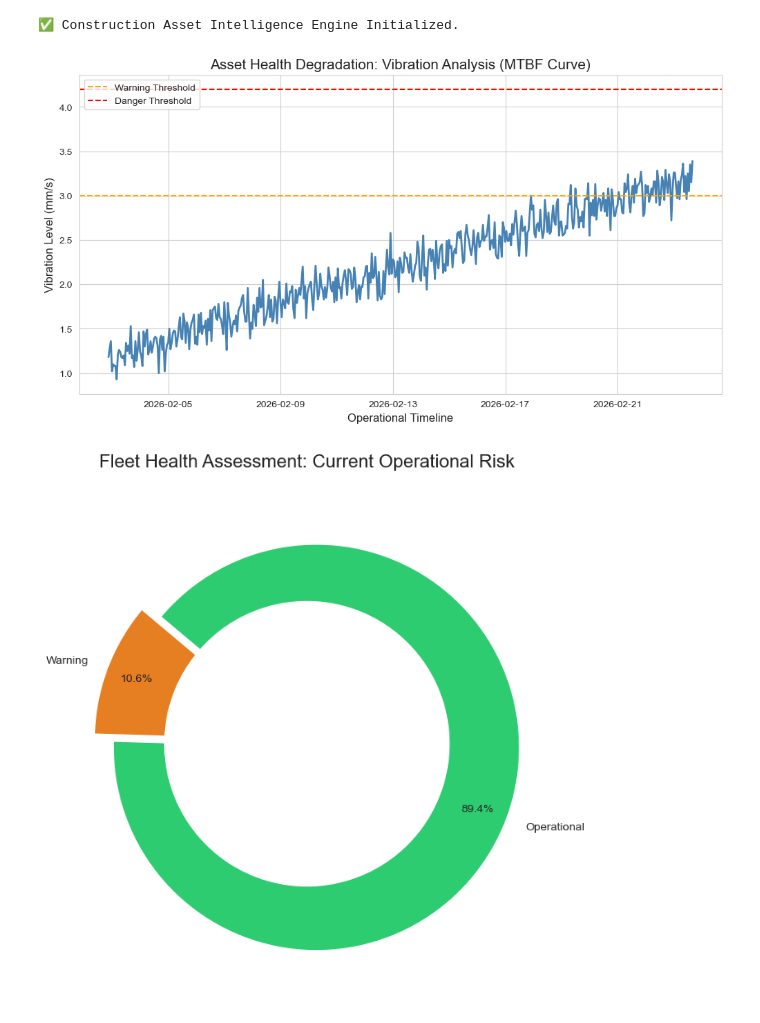
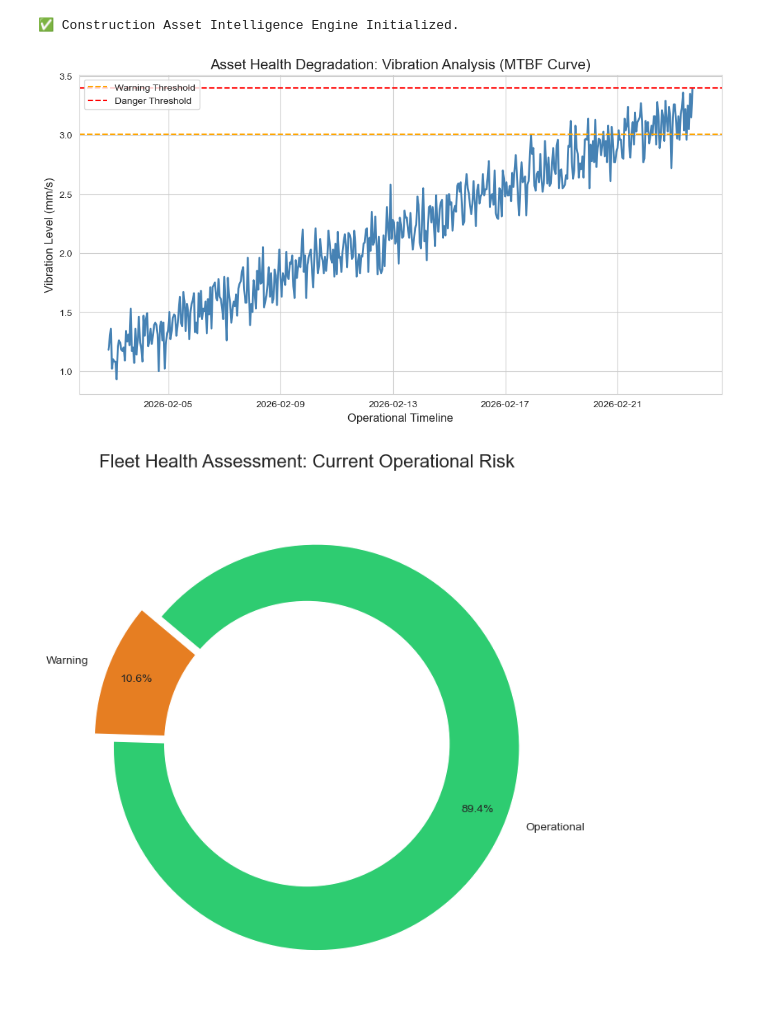
Before and after one commit to carp6-debug/CEP_Predictive_Project, a Jupyter notebook: python/scripts/predictive_asset_analytics.ipynb, the cells around one changed output. Drawn from its saved outputs; the diff is of its cells as text; code cells hidden in the pictures.

```diff
--- a/python/scripts/predictive_asset_analytics.ipynb
+++ b/python/scripts/predictive_asset_analytics.ipynb
@@ -79,39 +73,40 @@ print("✅ Construction Asset Intelligence Engine Initialized.")
 # %% [output]
 ✅ Construction Asset Intelligence Engine Initialized.
 # %%
-# Plot 1: Reliability Decay Curve (MTBF Study)
+# Plot 1: Vibration Trend Analysis
 # ---------------------------------------------------------------------------------------
 # Requirement: Identify the 'Critical Failure Window' before mechanical breakdown.
 # Intent: Visualize high-frequency vibration telemetry trending toward danger thresholds.
 # Outcome: Proves the 'Wear and Tear' physics used to trigger predictive maintenance.
+# Insight: Visualizing steady-state vibration against Gaussian noise allowed for the
+#          definition of "Nominal" vs. "Anomalous" behavior.
 # ---------------------------------------------------------------------------------------
-
 def plot_vibration_trend():
     query = """
     SELECT timestamp, vibration_level, status_code
     FROM asset_intelligence.fact_telemetry
     WHERE asset_id = (SELECT MIN(asset_id) FROM asset_intelligence.dim_assets)
     ORDER BY timestamp ASC
     """
     df = analytics.get_data(query)
 
     plt.figure(figsize=(12, 6))
     sns.set_style("whitegrid")
     sns.lineplot(data=df, x='timestamp', y='vibration_level', color='steelblue', linewidth=2)
 
     # Establish Decision-Support Thresholds
-    plt.axhline(y=3.0, color='orange', linestyle='--', label='Warning Threshold')
-    plt.axhline(y=4.2, color='red', linestyle='--', label='Danger Threshold')
+    plt.axhline(y=3.01, color='orange', linestyle='--', label='Warning Threshold')
+    plt.axhline(y=3.4, color='red', linestyle='--', label='Danger Threshold')
 
     plt.title('Asset Health Degradation: Vibration Analysis (MTBF Curve)', fontsize=15)
     plt.ylabel('Vibration Level (mm/s)', fontsize=12)
     plt.xlabel('Operational Timeline', fontsize=12)
     plt.legend(loc='upper left')
 
     plt.savefig(os.path.join(analytics.img_dir, '01_vibration_trend.png'), dpi=300, bbox_inches='tight')
     plt.show()
 
 plot_vibration_trend()
 # %% [output]
-[figure, old version]
+[figure, new version]
 # %%
```
Also changed, not shown: parts of 5 cells of this notebook, 17 other files.
